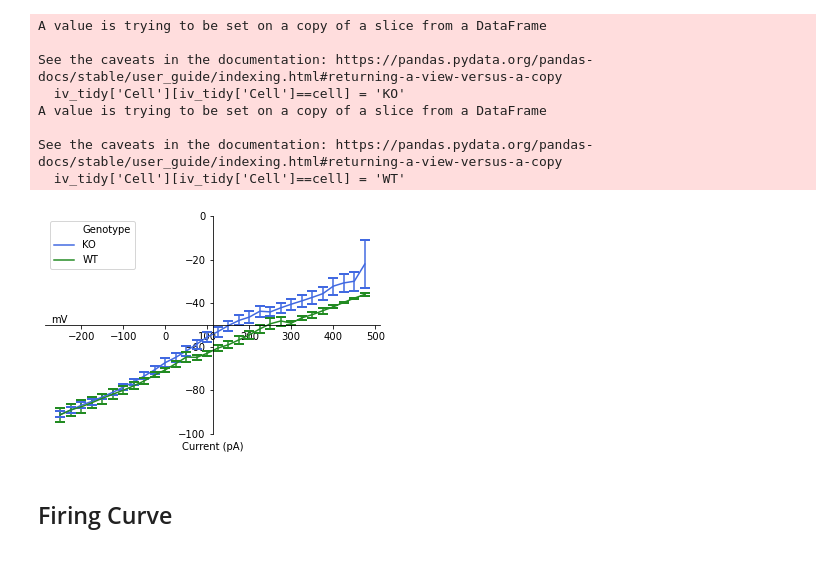
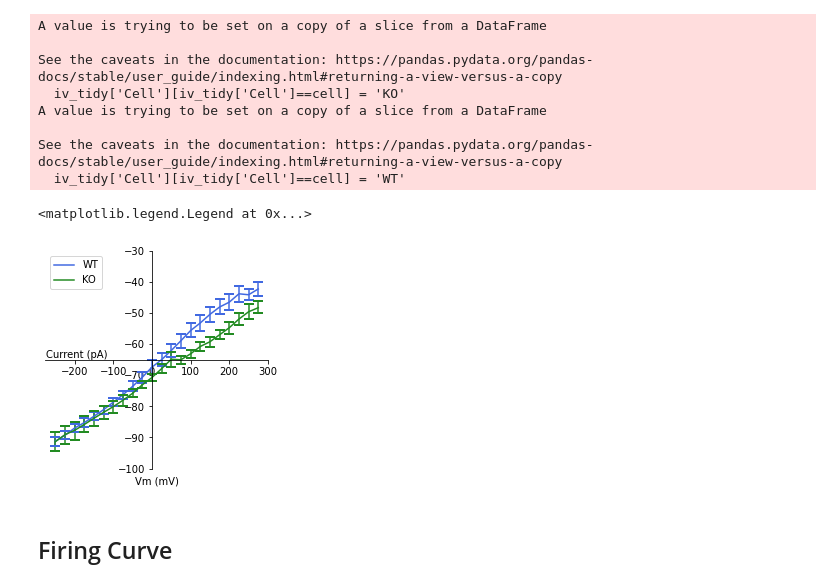
Before and after one commit to FMendezSlc/NeuroPy, a Jupyter notebook: Patch_analysis.ipynb, the cells around one changed output. Saved outputs shown, nothing was run; the diff lists cells and outputs as text; code cells hidden in the pictures.

```diff
--- a/Patch_analysis.ipynb
+++ b/Patch_analysis.ipynb
@@ -285,18 +350,21 @@ See the caveats in the documentation: https://pandas.pydata.org/pandas-docs/stab
 # %%
 iv_tidy.rename(columns={'Cell': 'Genotype'}, inplace = True)
 # %%
-iv_fig, ax = plt.subplots(1,1)
-sns.lineplot(data = iv_tidy, x='Current (pA)', y = 'mV', hue = 'Genotype', err_style="bars", ci=68, palette = ['royalblue', 'forestgreen'], ax = ax, err_kws = {'capsize': 5, 'capthick': 2})
-ax.set_ylim(-100, -0)
-ax.spines['left'].set_position('center')
+iv_fig, ax = plt.subplots(1,1, figsize = (4,4))
+sns.lineplot(data = iv_tidy[iv_tidy['Current (pA)'] < 300], x='Current (pA)', y = 'mV', hue = 'Genotype', err_style="bars", ci=68, palette = ['royalblue', 'forestgreen'], ax = ax, err_kws = {'capsize': 5, 'capthick': 2})
+ax.set_ylim(-100, -30)
+ax.spines['left'].set_position(('data', 0))
 ax.spines['bottom'].set_position('center')
 ax.spines['right'].set_color('none')
 ax.spines['top'].set_color('none')
 ax.xaxis.set_ticks_position('bottom')
 ax.yaxis.set_ticks_position('left')
 ax.xaxis.labelpad = 100
-ax.set_ylabel('mV', rotation=0, ha='right')
-ax.yaxis.labelpad=110
+ax.set_xlabel('Vm (mV)')
+ax.set_ylabel('Current (pA)', rotation=0, ha='right')
+ax.yaxis.labelpad=10
+plt.legend(['WT', 'KO'])
 # %% [output]
+<matplotlib.legend.Legend at 0x...>
-[figure, old version]
+[figure, new version]
 # %%
```
Also changed, not shown: parts of 20 cells of this notebook, 6 other files.
